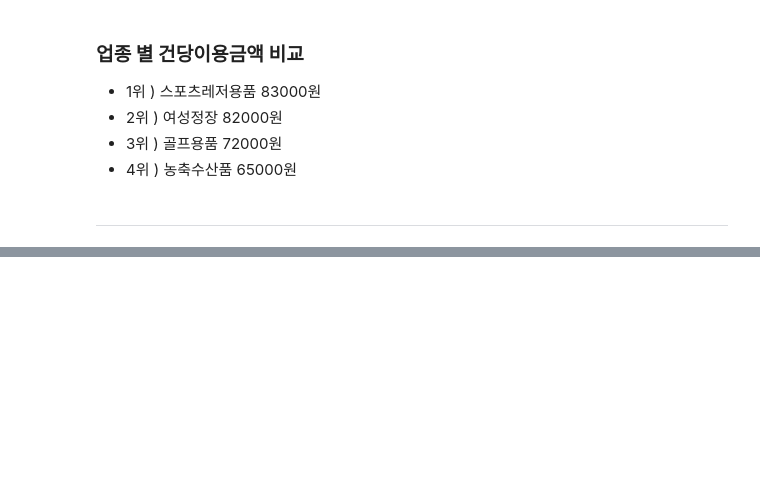
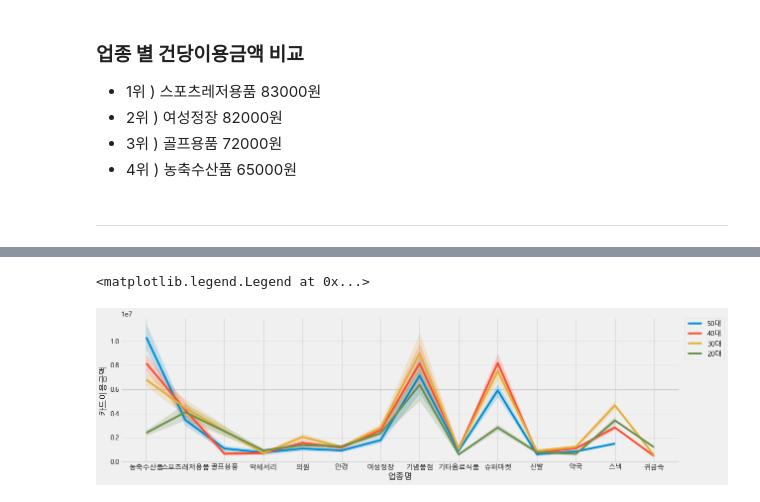
Before and after one commit to HayeonKimm/Tourist_Consumption_Analysis, a Jupyter notebook: code/2_analysis/BC카드 데이터 시각화_조아진.ipynb, the cells around one changed output, grey strips where cells are left out. Drawn from its saved outputs; the diff is of its cells as text; code cells hidden in the pictures; blank space fills up the shorter version.

```diff
--- a/code/2_analysis/BC카드 데이터 시각화_조아진.ipynb
+++ b/code/2_analysis/BC카드 데이터 시각화_조아진.ipynb
@@ -783,0 +791,7 @@ Text(0.5, 0, '건당이용금액')
+# %%
+plt.figure(figsize=(18, 5))
+sns.lineplot(data=df, x="업종명", y="카드이용금액", hue="연령대")
+plt.legend(bbox_to_anchor=(1.01, 1), loc=2, borderaxespad=0.)
+# %% [output]
+<matplotlib.legend.Legend at 0x...>
+[figure, added]
```
Also changed, not shown: parts of 1 cell of this notebook.
